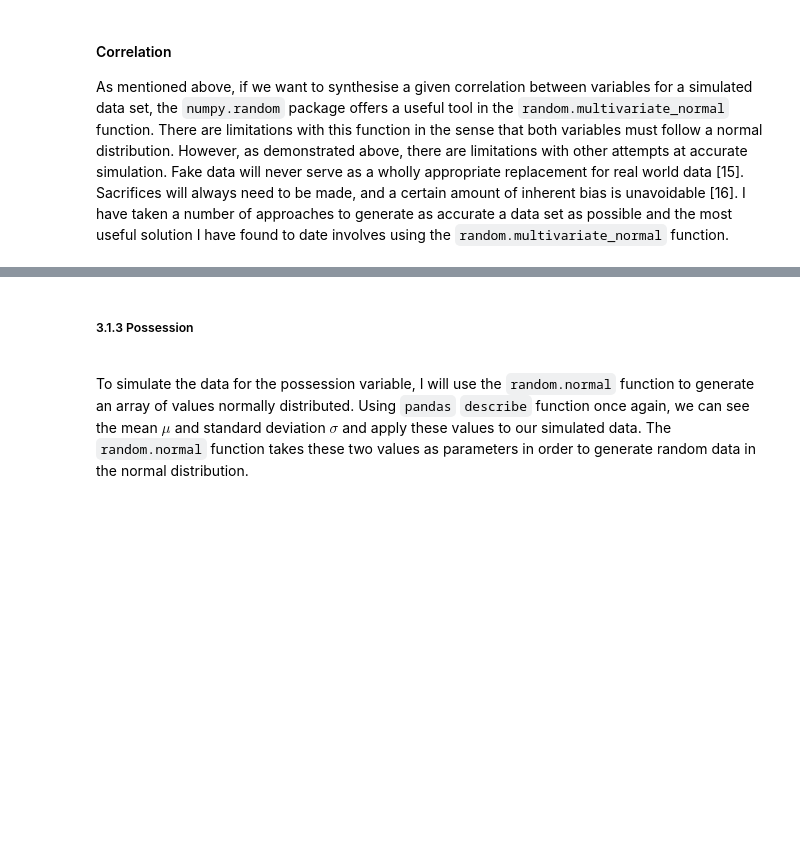
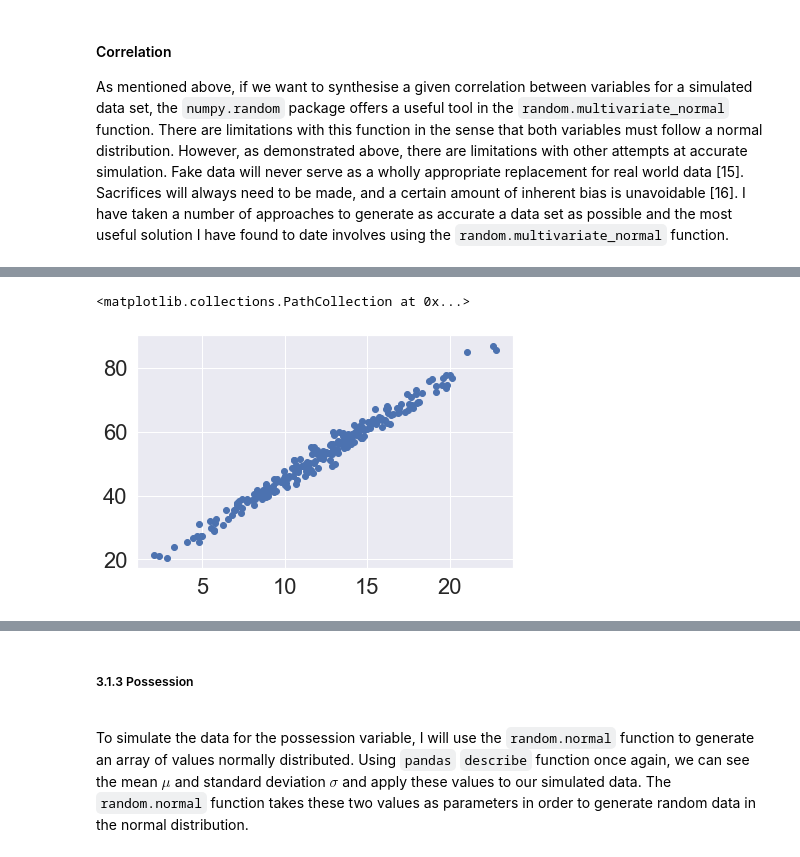
Before and after one commit to colm-o-caoimh/FootballSimulation, a Jupyter notebook: PDA_Project2020.ipynb, the cells around one changed output, grey strips where cells are left out. Saved outputs shown, nothing was run; the diff lists cells and outputs as text; code cells hidden in the pictures; blank space fills up the shorter version.

Commit message:
Simulated variables using multivariate_normal; some unexpected results

```diff
--- a/PDA_Project2020.ipynb
+++ b/PDA_Project2020.ipynb
@@ -875,0 +937,24 @@ array([[181.77120933,  29.98726212],
+# %%
+# Keep the same random seed
+np.random.seed(444)
+
+# Create matrix of correlation coefficients
+corr_bmi = np.array([[1., -0.50],
+                   [-0.50, 1.]])
+
+
+# Standard deviations and means of both variables
+stdev_bmi2 = np.array([4.153594, 1.795426])
+mean_bmi2 = np.array([12.656274, 24.696133])
+
+# Call function which returns covariance matrix
+cov_bmi2 = corr2cov(corr_bmi, stdev_bmi2)
+
+# Generate correlated dat for possession and BMI
+win_shots_bmi2 = np.random.multivariate_normal(mean=mean_bmi2, cov=cov_bmi2, size=234)
+
+win_shots_bmi2 = pd.DataFrame(win_shots_bmi2, columns=['Shots', 'BMI'])
+
+
+# View first 10 rows
+win_shots_bmi2
@@ -875,0 +975,2 @@ array([[181.77120933,  29.98726212],
+# %%
+win_shots_bmi2["Possession"] = win_sim_df["Possession"]
@@ -875,0 +993,5 @@ array([[181.77120933,  29.98726212],
+# %%
+plt.scatter(win_shots_bmi2["Shots"], win_shots_bmi2["Possession"])
+# %% [output]
+<matplotlib.collections.PathCollection at 0x...>
+[figure, added]
```
Also changed, not shown: parts of 54 cells of this notebook.
